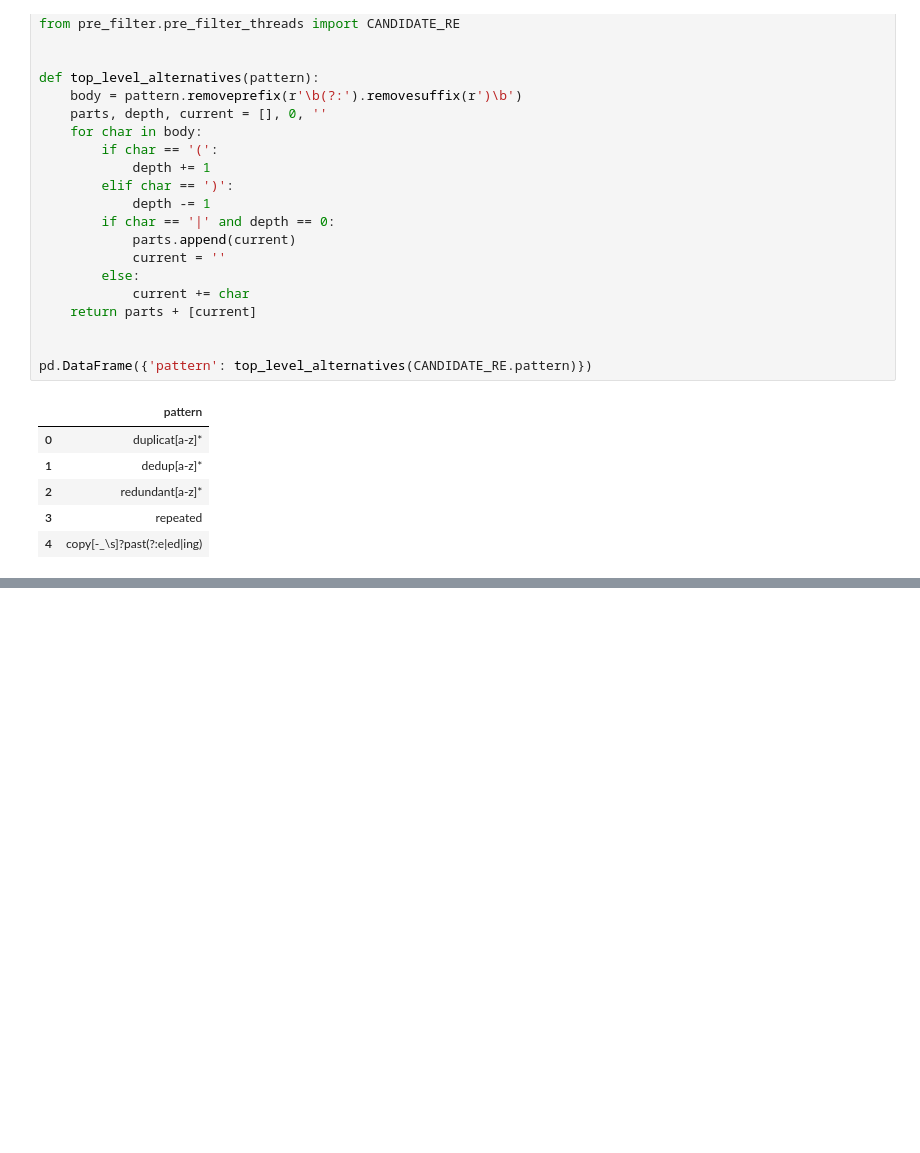
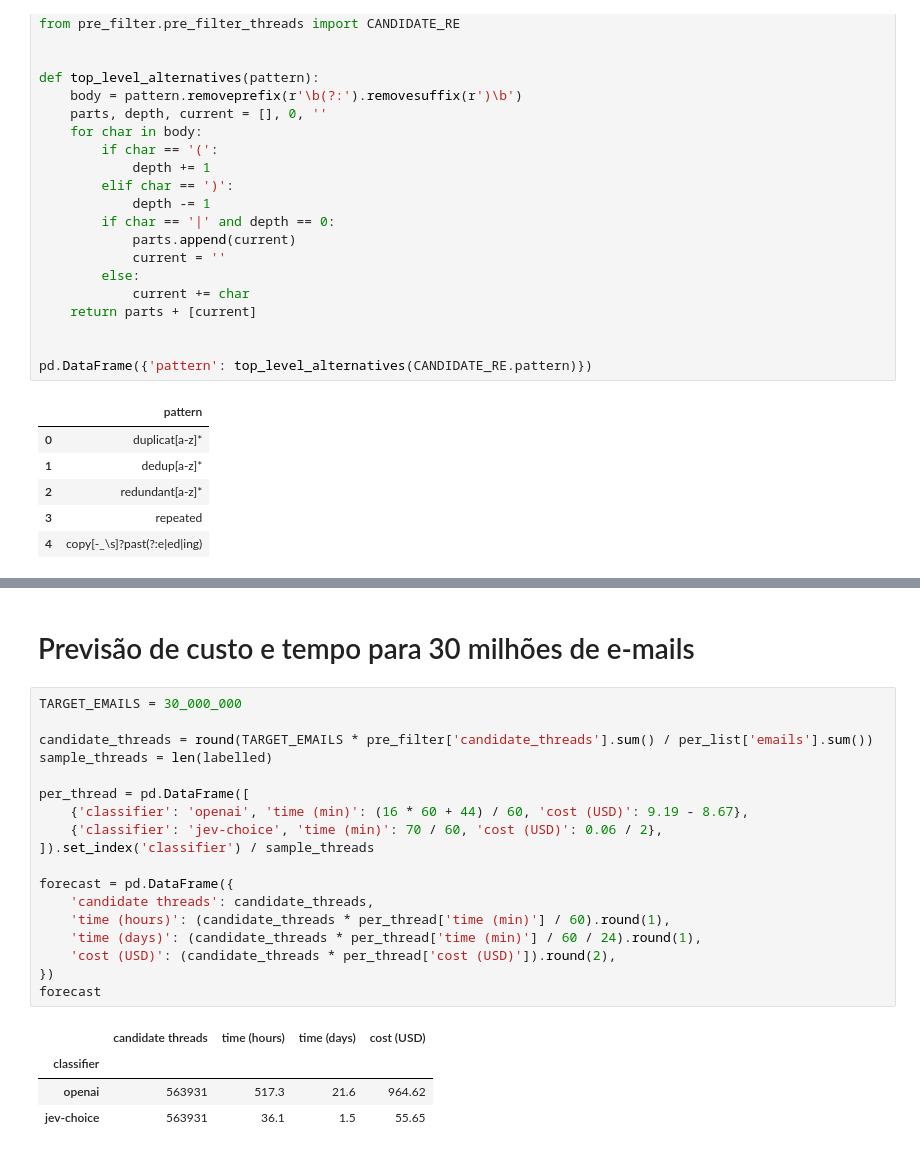
Before and after one commit to natalia-sa/lkml5ws-data-analysis, a Jupyter notebook: select_sample/v2/sample_stats.ipynb, the cells around one changed output, grey strips where cells are left out. Saved outputs shown, nothing was run; the diff lists cells and outputs as text; blank space fills up the shorter version.

```diff
--- a/select_sample/v2/sample_stats.ipynb
+++ b/select_sample/v2/sample_stats.ipynb
@@ -222,0 +324,25 @@ summary.loc[per_term.sort_values(['true_positives', 'threads'], ascending=False)
+# %% [markdown]
+# Previsão de custo e tempo para 30 milhões de e-mails
+# %%
+TARGET_EMAILS = 30_000_000
+
+candidate_threads = round(TARGET_EMAILS * pre_filter['candidate_threads'].sum() / per_list['emails'].sum())
+sample_threads = len(labelled)
+
+per_thread = pd.DataFrame([
+    {'classifier': 'openai', 'time (min)': (16 * 60 + 44) / 60, 'cost (USD)': 9.19 - 8.67},
+    {'classifier': 'jev-choice', 'time (min)': 70 / 60, 'cost (USD)': 0.06 / 2},
+]).set_index('classifier') / sample_threads
+
+forecast = pd.DataFrame({
+    'candidate threads': candidate_threads,
+    'time (hours)': (candidate_threads * per_thread['time (min)'] / 60).round(1),
+    'time (days)': (candidate_threads * per_thread['time (min)'] / 60 / 24).round(1),
+    'cost (USD)': (candidate_threads * per_thread['cost (USD)']).round(2),
+})
+forecast
+# %% [output]
+|  | candidate threads | time (hours) | time (days) | cost (USD) |
+| classifier |  |  |  |  |
+| openai | 563931 | 517.3 | 21.6 | 964.62 |
+| jev-choice | 563931 | 36.1 | 1.5 | 55.65 |
```
Also changed, not shown: parts of 24 cells of this notebook, 15 other files.
